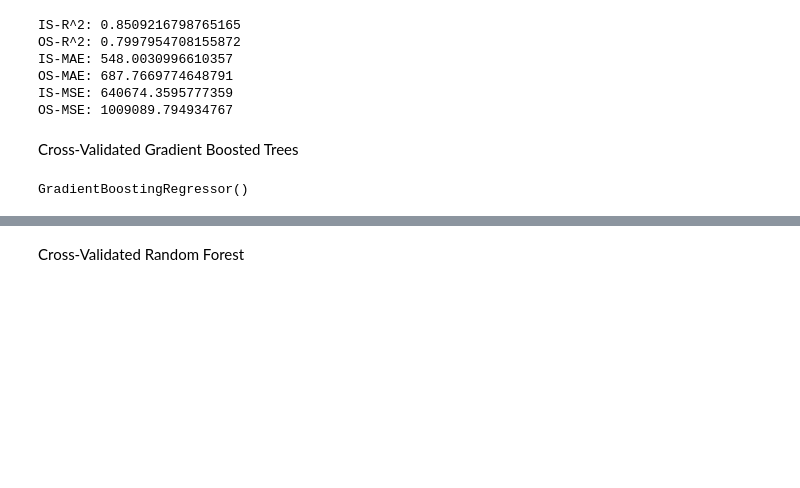
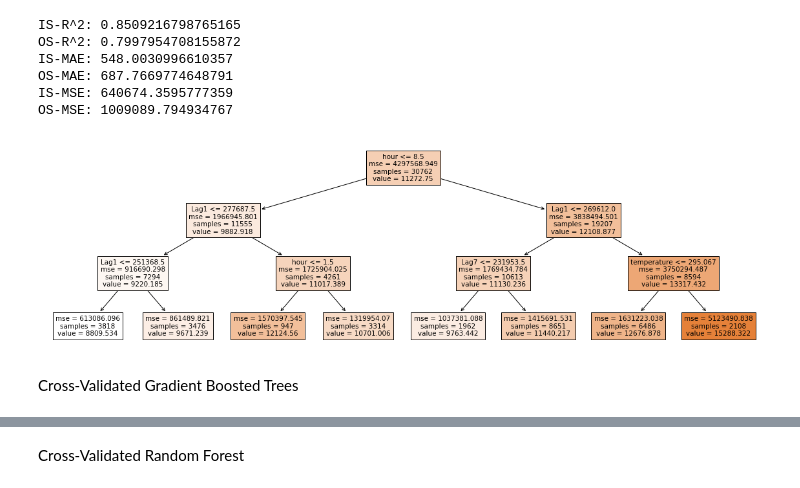
Before and after one commit to garberma/6.862-Project, a Jupyter notebook: BaselineModelingChicago.ipynb, the cells around one changed output, grey strips where cells are left out. Saved outputs shown, nothing was run; the diff lists cells and outputs as text; code cells hidden in the pictures; blank space fills up the shorter version.

```diff
--- a/BaselineModelingChicago.ipynb
+++ b/BaselineModelingChicago.ipynb
@@ -75,10 +76,10 @@ for tr_index, val_index in tscv.split(ridge_train):
     X_tr, X_val = ridge_train.iloc[tr_index,:], ridge_train.iloc[val_index,:]
     y_tr, y_val = y_train.iloc[tr_index,:], y_train.iloc[val_index,:]
     for penalty in [10,5,2,1,0.1,0.01]:
-        clf = Ridge(alpha=penalty)
-        clf.fit(X_tr, y_tr)
+        ridge = Ridge(alpha=penalty)
+        ridge.fit(X_tr, y_tr)
         m,n = y_val.shape
-        y_val_pred = clf.predict(X_val).reshape((m,n))
+        y_val_pred = ridge.predict(X_val).reshape((m,n))
         SSR = np.sum((y_val.to_numpy() - y_val_pred)**2)
         train_mean = np.mean(y_tr.to_numpy())
         SST = np.sum((train_mean - y_val_pred)**2)
@@ -95,11 +96,11 @@ print(cross_val[cross_val.OSR2 == cross_val.OSR2.max()])
    Lambda      OSR2
 0    0.01  0.432875
 # %%
-ridge = Ridge(alpha=0.01).fit(ridge_train, y_train)
+ridge_cv = Ridge(alpha=0.01).fit(ridge_train, y_train)
 m1,n1 = y_test.shape
 m2,n2 = y_train.shape
-y_test_pred = ridge.predict(ridge_test).reshape((m1,n1))
-y_train_pred = ridge.predict(ridge_train).reshape((m2,n2))
+y_test_pred = ridge_cv.predict(ridge_test).reshape((m1,n1))
+y_train_pred = ridge_cv.predict(ridge_train).reshape((m2,n2))
 SSR = np.sum((y_test.to_numpy() - y_test_pred)**2)
 train_mean = np.mean(y_train.to_numpy())
 SST = np.sum((train_mean - y_test_pred)**2)
@@ -179,13 +180,16 @@ IS-MAE: 548.0030996610357
 OS-MAE: 687.7669774648791
 IS-MSE: 640674.3595777359
 OS-MSE: 1009089.794934767
+# %%
+features = [i for i in X_test.columns]
+cart_plot = DecisionTreeRegressor(max_depth=3,min_samples_leaf=100,ccp_alpha=10).fit(X_train, y_train)
+plt.figure(figsize=(20, 6))
+tree.plot_tree(cart_plot, filled=True,feature_names=features)
+plt.show()
+# %% [output]
+[figure, added]
 # %% [markdown]
 Cross-Validated Gradient Boosted Trees
-# %%
-reg = GradientBoostingRegressor()
-reg.fit(X_tr, np.ravel(y_tr))
-# %% [output]
-GradientBoostingRegressor()
 # %%
 tscv = TimeSeriesSplit(n_splits=5)
 i = 1
```
Also changed, not shown: parts of 11 cells of this notebook.
